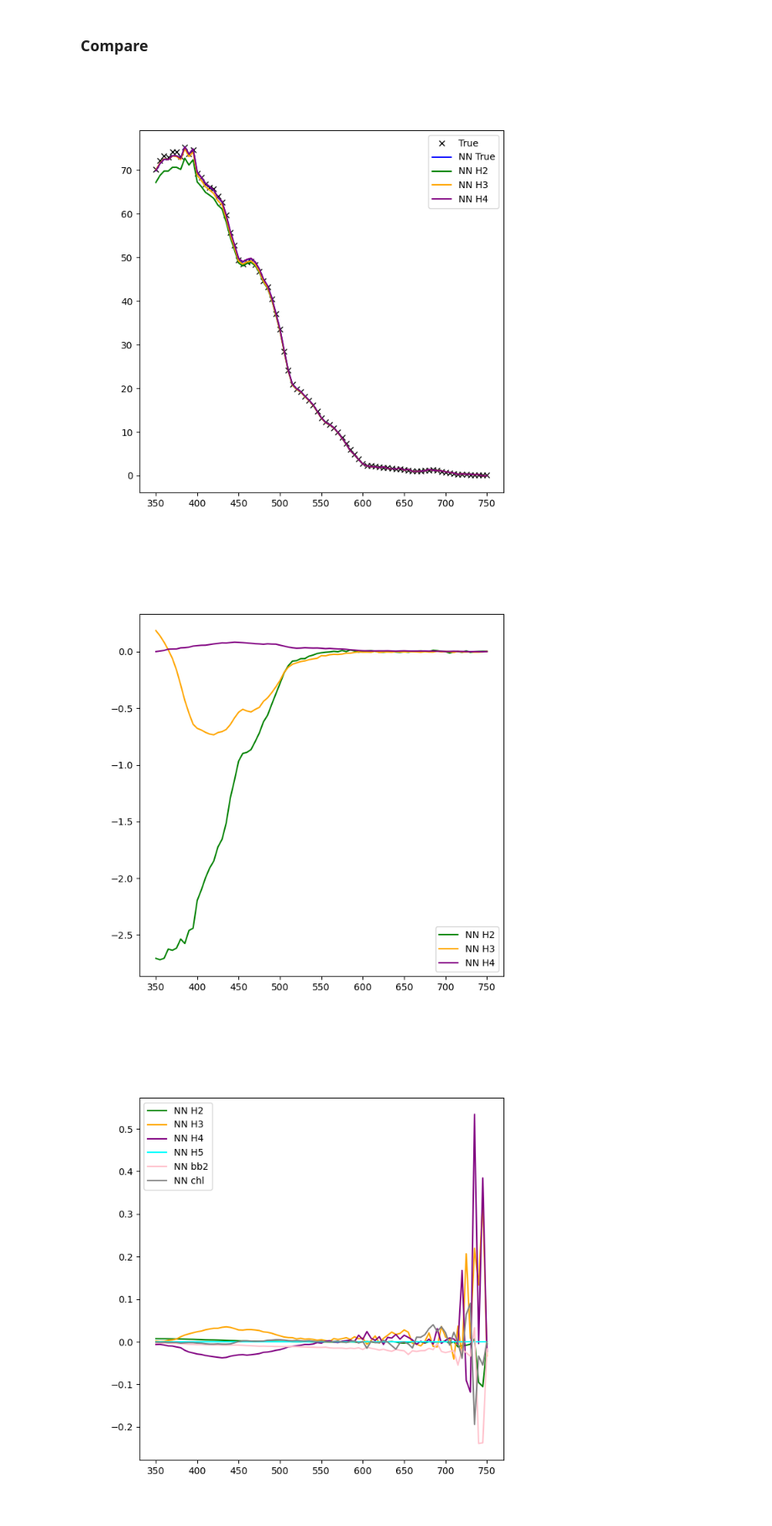
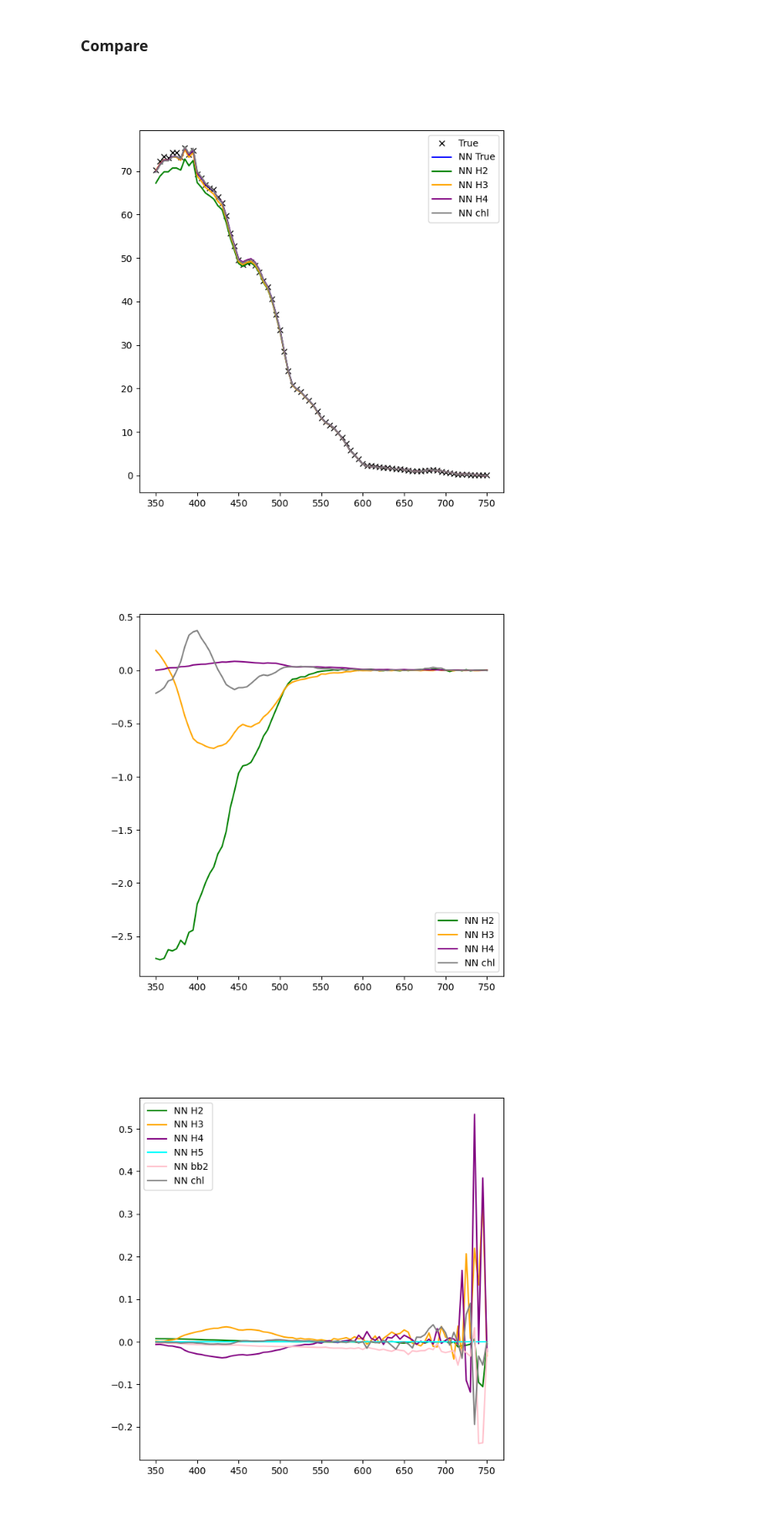
Before and after one commit to AI-for-Ocean-Science/ihop, a Jupyter notebook: papers/I/Analysis/CompareFits_NMF.ipynb, the cells around one changed output. Shown at 84% size. Cells and saved outputs as stored; diff of their text form; code cells hidden in the pictures.

```diff
--- a/papers/I/Analysis/CompareFits_NMF.ipynb
+++ b/papers/I/Analysis/CompareFits_NMF.ipynb
@@ -173,8 +173,8 @@ H4_list[2] = true_list[2]*1.05
 #bb2_list = true_list.copy()
 #bb2_list[4] = coeff_med[4]
 # Chl
-#chl_list = true_list.copy()
-#chl_list[-1] = coeff_med[-1]
+chl_list = true_list.copy()
+chl_list[-1] = true_list[-1]*1.05
 # %%
 NN_Rs = emulator.prediction(true_list, device)
 NN_Rs_H2 = emulator.prediction(H2_list, device)
@@ -184,7 +184,7 @@ NN_Rs_H4 = emulator.prediction(H4_list, device)
 # bb
 #NN_Rs_bb2 = emulator.prediction(bb2_list, device)
 # Chl
-#NN_Rs_chl = emulator.prediction(chl_list, device)
+NN_Rs_chl = emulator.prediction(chl_list, device)
 # %% [markdown]
 ### Compare
 # %%
@@ -202,7 +202,7 @@ ax_R.plot(wave, NN_Rs_H4, '-', color='purple', label='NN H4')
 #
 #ax_R.plot(wave, NN_Rs_bb2, '-', color='pink', label='NN bb2')
 # Chl
-#ax_R.plot(wave, NN_Rs_chl, '-', color='gray', label='NN chl')
+ax_R.plot(wave, NN_Rs_chl, '-', color='gray', label='NN chl')
 #if true_only:
 #    pass
 #elif use_quick:
@@ -214,31 +214,31 @@ ax_R.plot(wave, NN_Rs_H4, '-', color='purple', label='NN H4')
 ax_R.legend()
 plt.show()
 # %% [output]
-[figure, old version]
+[figure, new version]
 # %%
 fig = plt.figure(figsize=(7,7))
 ax_R = plt.gca()
 
 ax_R.plot(wave, (NN_Rs_H2-NN_Rs), '-', color='green', label='NN H2')
 ax_R.plot(wave, (NN_Rs_H3-NN_Rs), '-', color='orange', label='NN H3')
 ax_R.plot(wave, NN_Rs_H4-NN_Rs, '-', color='purple', label='NN H4')
 #ax_R.plot(wave, NN_Rs_H5-NN_Rs, '-', color='cyan', label='NN H5')
 #
 #ax_R.plot(wave, NN_Rs_bb2-NN_Rs, '-', color='pink', label='NN bb2')
 # Chl
-#ax_R.plot(wave, NN_Rs_chl-NN_Rs, '-', color='gray', label='NN chl')
+ax_R.plot(wave, NN_Rs_chl-NN_Rs, '-', color='gray', label='NN chl')
 #if true_only:
 #    pass
 #elif use_quick:
 #    ax_R.plot(wave, obs_Rs[0], 'bs', label='"Observed"')
 #else:
 #    ax_R.plot(wave, obs_Rs[in_idx], 'bs', label='"Observed"')
 #ax_R.plot(wave, pred_Rs, 'r-', label='Fit', zorder=10)
 #
 ax_R.legend()
 plt.show()
 # %% [output]
-[figure, old version]
+[figure, new version]
 # %%
 fig = plt.figure(figsize=(7,7))
 ax_R = plt.gca()
```
Also changed, not shown: 2 other files.
